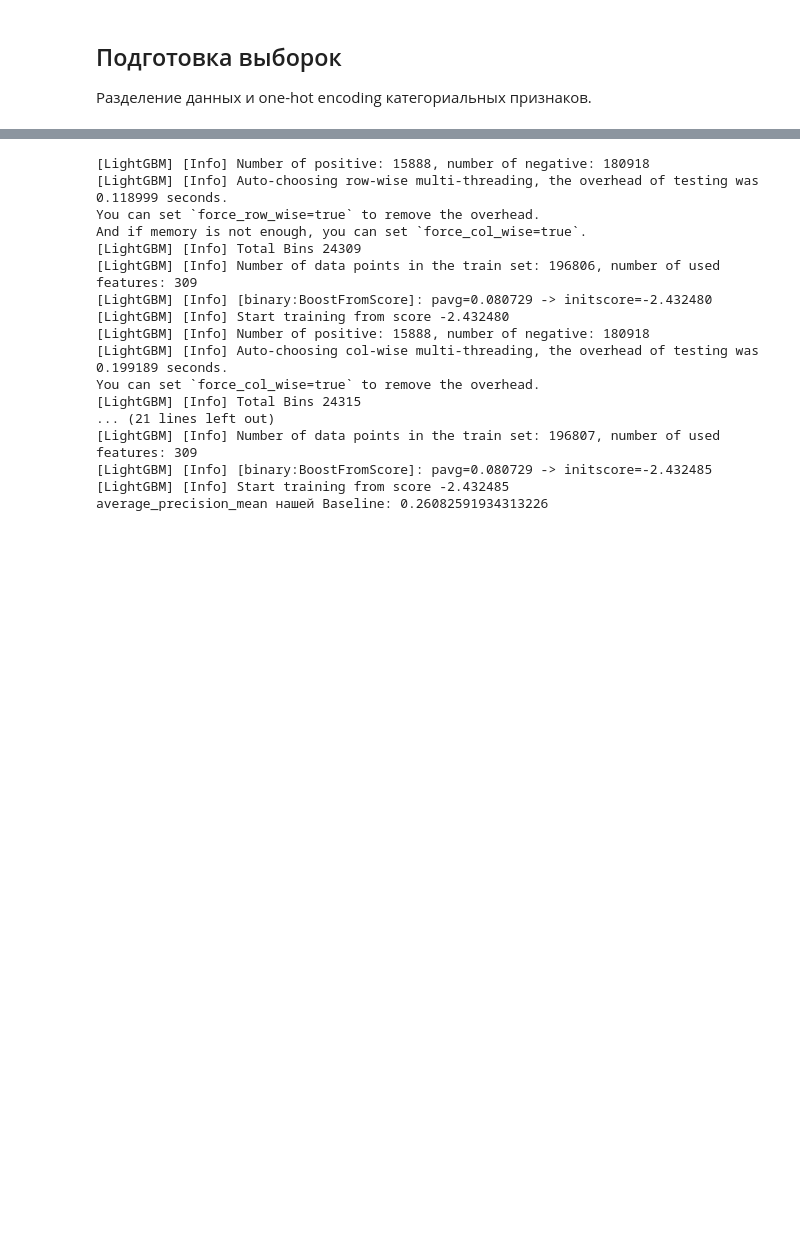
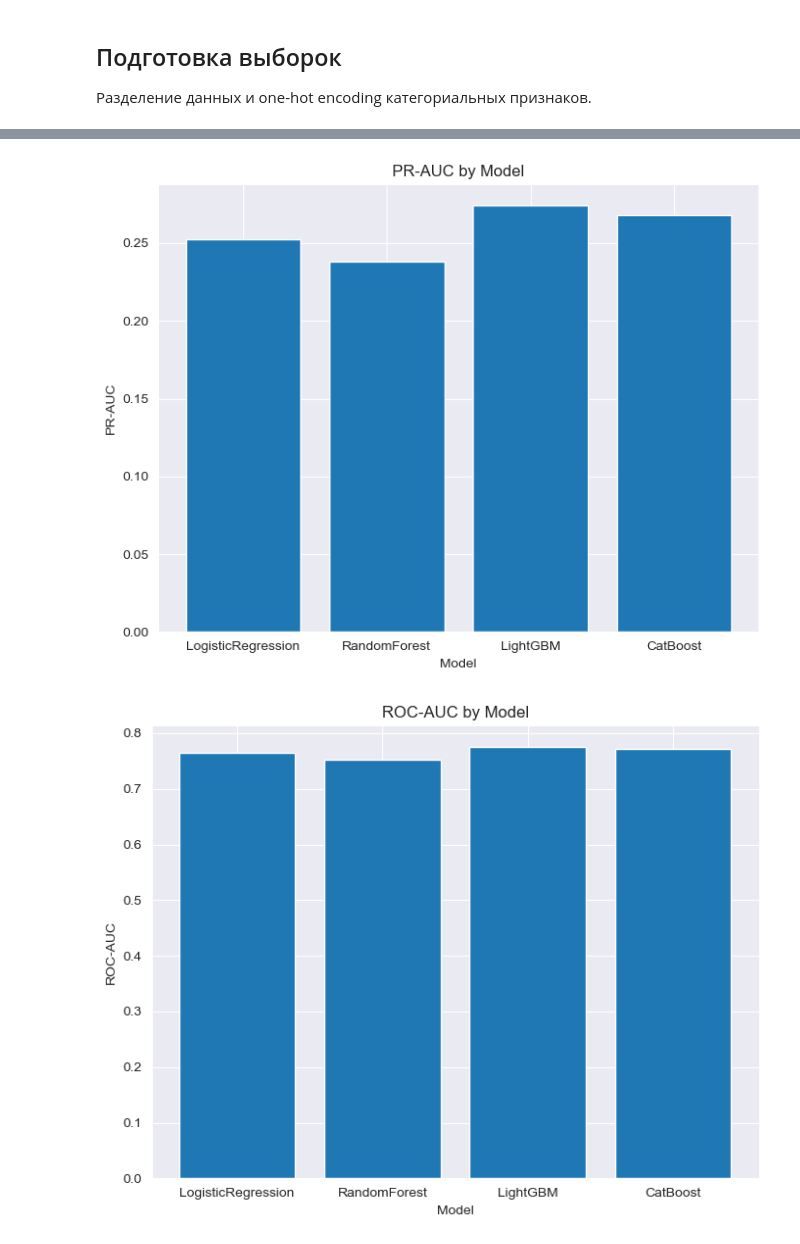
Before and after one commit to Mu2Ka/Home-Credit-Default-Risk, a Jupyter notebook: home-credit-default-risk/main.ipynb, the cells around one changed output, grey strips where cells are left out. Cells and saved outputs as stored; diff of their text form; code cells hidden in the pictures; blank space fills up the shorter version.

```diff
--- a/home-credit-default-risk/main.ipynb
+++ b/home-credit-default-risk/main.ipynb
@@ -652,28 +491,23 @@ PR-AUC_LightGBM: 0.272927
-# %%
-LightGBM = LGBMClassifier(
-    n_estimators=500,
-    learning_rate=0.03,
-    num_leaves=31,
-    subsample=0.8,
-    colsample_bytree=0.8,
-    random_state=42)
-cv_scores = cross_val_score(LightGBM, x_train, y_train, cv=5, scoring='average_precision')
-print(f'average_precision_mean нашей Baseline: {cv_scores.mean()}')
-# %% [output]
-[LightGBM] [Info] Number of positive: 15888, number of negative: 180918
-[LightGBM] [Info] Auto-choosing row-wise multi-threading, the overhead of testing was 0.118999 seconds.
-You can set `force_row_wise=true` to remove the overhead.
-And if memory is not enough, you can set `force_col_wise=true`.
-[LightGBM] [Info] Total Bins 24309
-[LightGBM] [Info] Number of data points in the train set: 196806, number of used features: 309
-[LightGBM] [Info] [binary:BoostFromScore]: pavg=0.080729 -> initscore=-2.432480
-[LightGBM] [Info] Start training from score -2.432480
-[LightGBM] [Info] Number of positive: 15888, number of negative: 180918
-[LightGBM] [Info] Auto-choosing col-wise multi-threading, the overhead of testing was 0.199189 seconds.
-You can set `force_col_wise=true` to remove the overhead.
-[LightGBM] [Info] Total Bins 24315
-... (21 lines left out)
-[LightGBM] [Info] Number of data points in the train set: 196807, number of used features: 309
-[LightGBM] [Info] [binary:BoostFromScore]: pavg=0.080729 -> initscore=-2.432485
-[LightGBM] [Info] Start training from score -2.432485
-average_precision_mean нашей Baseline: 0.26082591934313226
+# %%
+model_names = list(results_baseline.keys())
+pr_aucs = [results_baseline[name]["pr_auc"] for name in model_names]
+roc_aucs = [results_baseline[name]["roc_auc"] for name in model_names]
+
+plt.figure(figsize=(8, 6))
+plt.bar(model_names, pr_aucs)
+plt.title("PR-AUC by Model")
+plt.xlabel("Model")
+plt.ylabel("PR-AUC")
+plt.grid(True)
+plt.show()
+
+plt.figure(figsize=(8, 6))
+plt.bar(model_names, roc_aucs)
+plt.title("ROC-AUC by Model")
+plt.xlabel("Model")
+plt.ylabel("ROC-AUC")
+plt.grid(True)
+plt.show()
+# %% [output]
+[figure, added]
+[figure, added]
```
Also changed, not shown: parts of 40 cells of this notebook, 4 other files.
